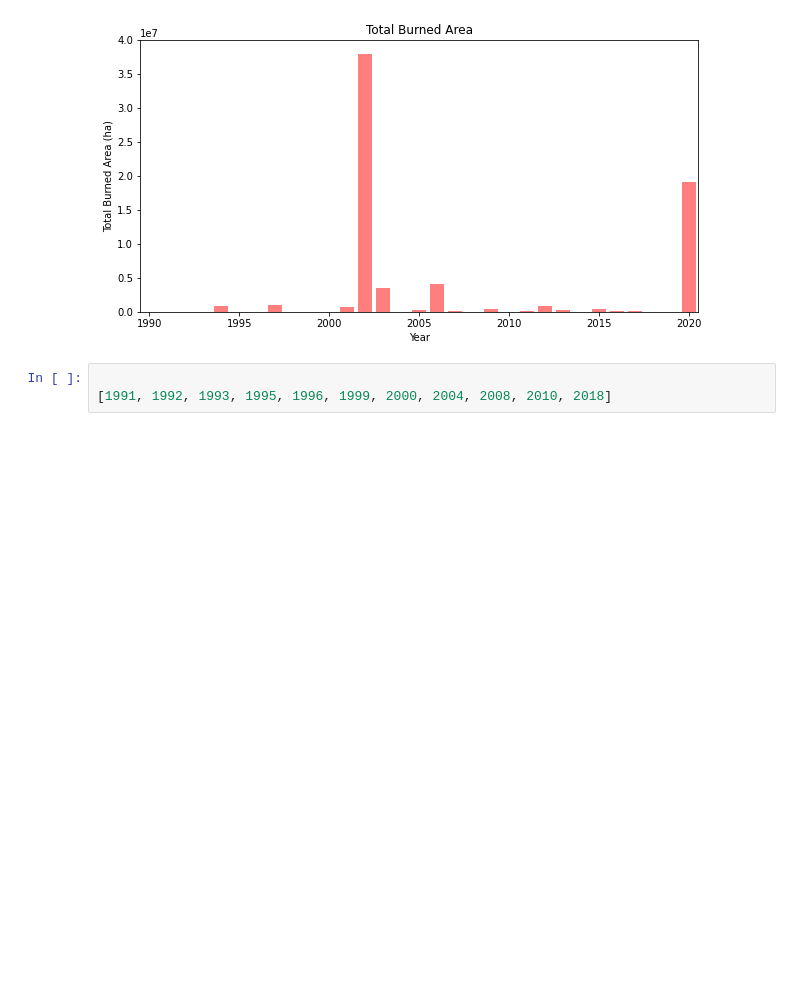
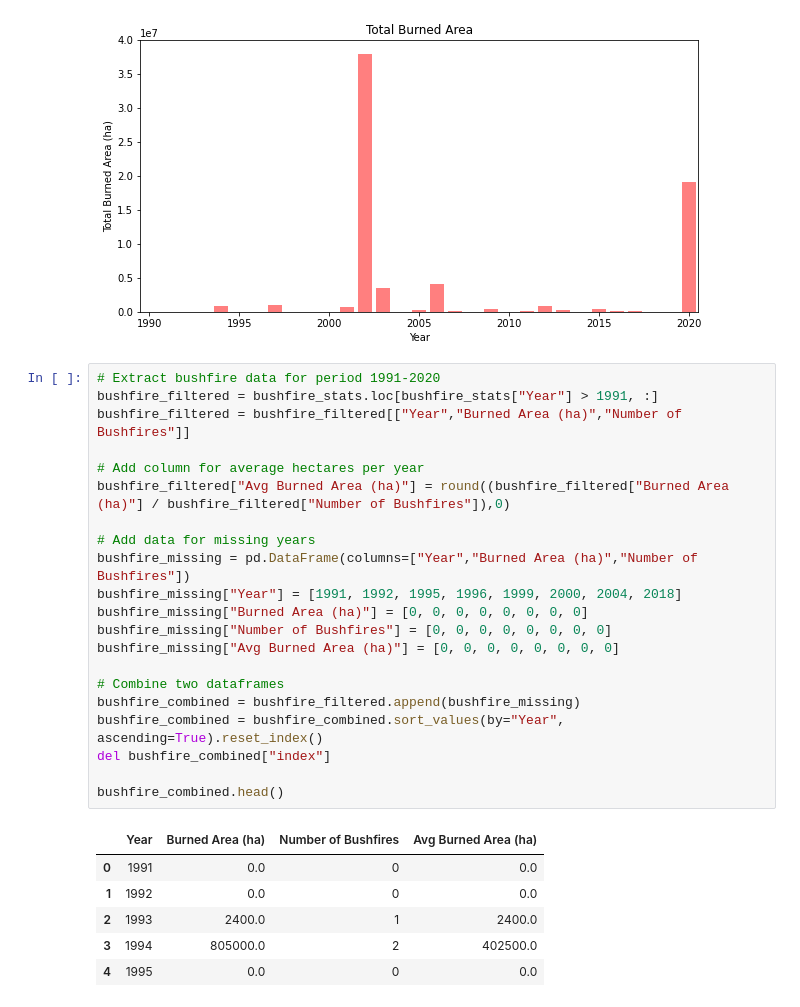
Before and after one commit to thierzon/disney-donut-project, a Jupyter notebook: combined_data.ipynb, the cells around one changed output. Cells and saved outputs as stored; diff of their text form; blank space fills up the shorter version.

```diff
--- a/combined_data.ipynb
+++ b/combined_data.ipynb
@@ -639,6 +638,31 @@ plt.savefig(os.path.join("Output","Bushfire_Burned_Area_Year.png"))
 plt.show()
 # %% [output]
 [figure]
-# %%
-
-[1991, 1992, 1993, 1995, 1996, 1999, 2000, 2004, 2008, 2010, 2018]
+# %%
+# Extract bushfire data for period 1991-2020
+bushfire_filtered = bushfire_stats.loc[bushfire_stats["Year"] > 1991, :]
+bushfire_filtered = bushfire_filtered[["Year","Burned Area (ha)","Number of Bushfires"]]
+
+# Add column for average hectares per year
+bushfire_filtered["Avg Burned Area (ha)"] = round((bushfire_filtered["Burned Area (ha)"] / bushfire_filtered["Number of Bushfires"]),0)
+
+# Add data for missing years
+bushfire_missing = pd.DataFrame(columns=["Year","Burned Area (ha)","Number of Bushfires"])
+bushfire_missing["Year"] = [1991, 1992, 1995, 1996, 1999, 2000, 2004, 2018]
+bushfire_missing["Burned Area (ha)"] = [0, 0, 0, 0, 0, 0, 0, 0]
+bushfire_missing["Number of Bushfires"] = [0, 0, 0, 0, 0, 0, 0, 0]
+bushfire_missing["Avg Burned Area (ha)"] = [0, 0, 0, 0, 0, 0, 0, 0]
+
+# Combine two dataframes
+bushfire_combined = bushfire_filtered.append(bushfire_missing)
+bushfire_combined = bushfire_combined.sort_values(by="Year", ascending=True).reset_index()
+del bushfire_combined["index"]
+
+bushfire_combined.head()
+# %% [output]
+|  | Year | Burned Area (ha) | Number of Bushfires | Avg Burned Area (ha) |
+| 0 | 1991 | 0.0 | 0 | 0.0 |
+| 1 | 1992 | 0.0 | 0 | 0.0 |
+| 2 | 1993 | 2400.0 | 1 | 2400.0 |
+| 3 | 1994 | 805000.0 | 2 | 402500.0 |
+| 4 | 1995 | 0.0 | 0 | 0.0 |
```
Also changed, not shown: parts of 3 cells of this notebook, 3 other files.
